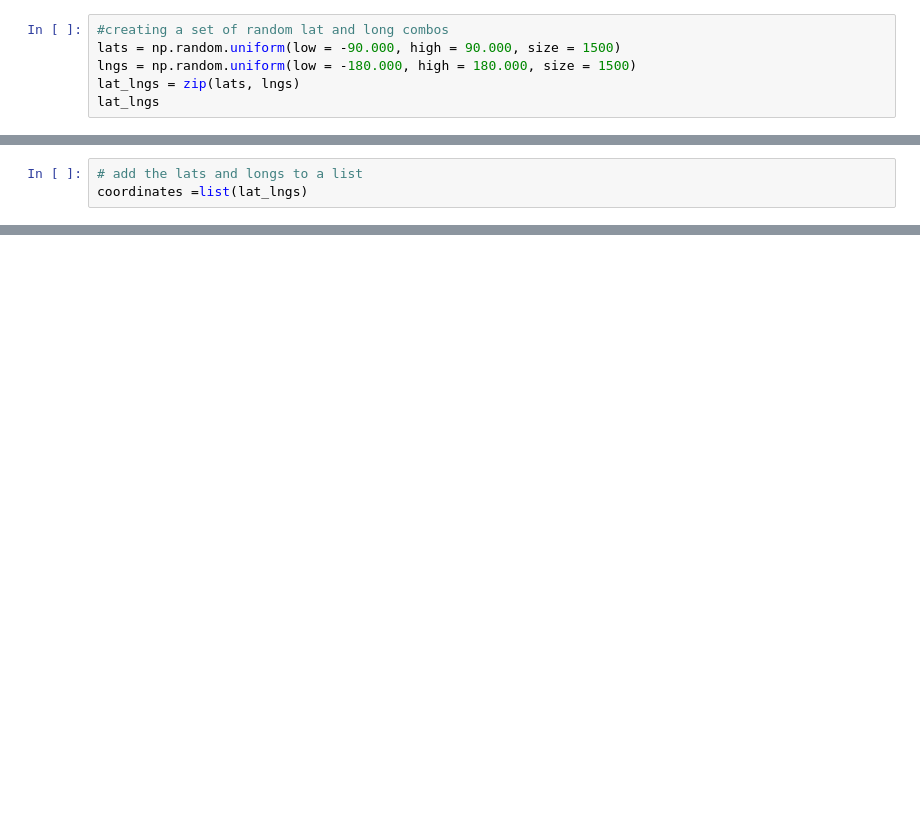
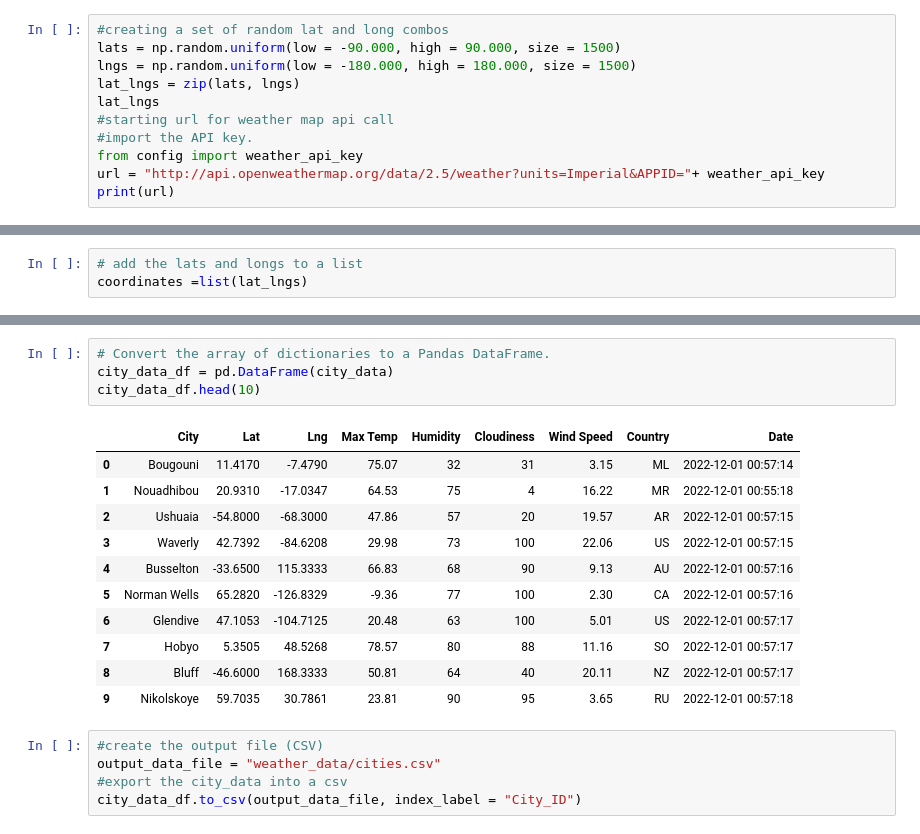
Before and after one commit to sbogue2/World_Weather_Analysis, a Jupyter notebook: WeatherPy.ipynb, the cells around one changed output, grey strips where cells are left out. Drawn from its saved outputs; the diff is of its cells as text; blank space fills up the shorter version.

```diff
--- a/WeatherPy.ipynb
+++ b/WeatherPy.ipynb
@@ -10,4 +10,9 @@ lats = np.random.uniform(low = -90.000, high = 90.000, size = 1500)
 lngs = np.random.uniform(low = -180.000, high = 180.000, size = 1500)
 lat_lngs = zip(lats, lngs)
 lat_lngs
+#starting url for weather map api call
+#import the API key.
+from config import weather_api_key
+url = "http://api.openweathermap.org/data/2.5/weather?units=Imperial&APPID="+ weather_api_key
+print(url)
 # %% [output]
@@ -72,0 +152,21 @@ len(cities)
+# %%
+# Convert the array of dictionaries to a Pandas DataFrame.
+city_data_df = pd.DataFrame(city_data)
+city_data_df.head(10)
+# %% [output]
+|  | City | Lat | Lng | Max Temp | Humidity | Cloudiness | Wind Speed | Country | Date |
+| 0 | Bougouni | 11.4170 | -7.4790 | 75.07 | 32 | 31 | 3.15 | ML | 2022-12-01 00:57:14 |
+| 1 | Nouadhibou | 20.9310 | -17.0347 | 64.53 | 75 | 4 | 16.22 | MR | 2022-12-01 00:55:18 |
+| 2 | Ushuaia | -54.8000 | -68.3000 | 47.86 | 57 | 20 | 19.57 | AR | 2022-12-01 00:57:15 |
+| 3 | Waverly | 42.7392 | -84.6208 | 29.98 | 73 | 100 | 22.06 | US | 2022-12-01 00:57:15 |
+| 4 | Busselton | -33.6500 | 115.3333 | 66.83 | 68 | 90 | 9.13 | AU | 2022-12-01 00:57:16 |
+| 5 | Norman Wells | 65.2820 | -126.8329 | -9.36 | 77 | 100 | 2.30 | CA | 2022-12-01 00:57:16 |
+| 6 | Glendive | 47.1053 | -104.7125 | 20.48 | 63 | 100 | 5.01 | US | 2022-12-01 00:57:17 |
+| 7 | Hobyo | 5.3505 | 48.5268 | 78.57 | 80 | 88 | 11.16 | SO | 2022-12-01 00:57:17 |
+| 8 | Bluff | -46.6000 | 168.3333 | 50.81 | 64 | 40 | 20.11 | NZ | 2022-12-01 00:57:17 |
+| 9 | Nikolskoye | 59.7035 | 30.7861 | 23.81 | 90 | 95 | 3.65 | RU | 2022-12-01 00:57:18 |
+# %%
+#create the output file (CSV)
+output_data_file = "weather_data/cities.csv"
+#export the city_data into a csv
+city_data_df.to_csv(output_data_file, index_label = "City_ID")
```
Also changed, not shown: parts of 7 cells of this notebook.
